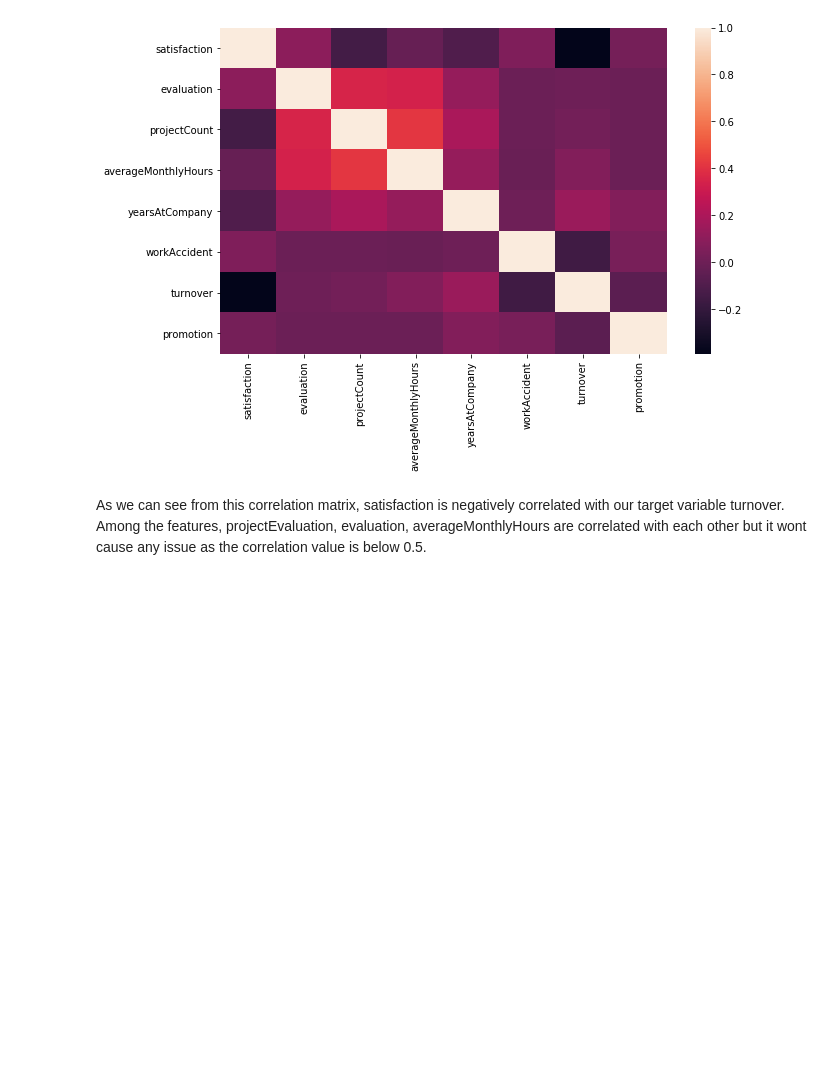
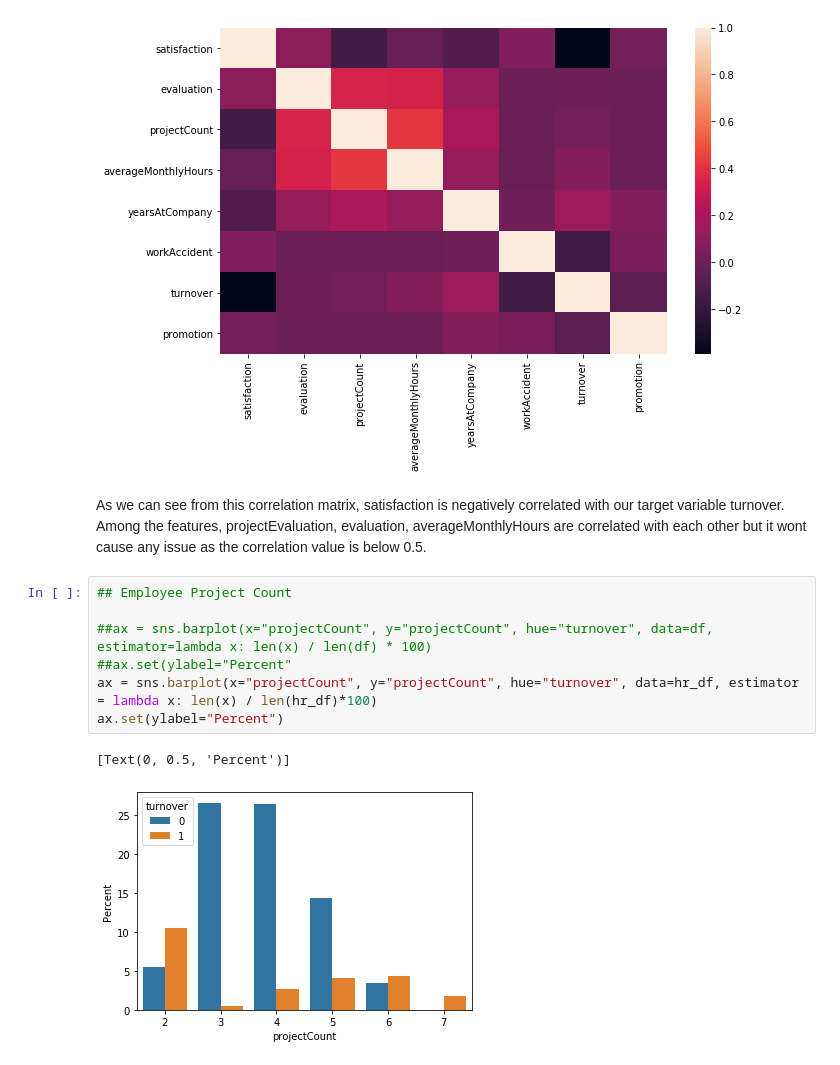
Before and after one commit to nikhilgharge4591/HR_Analytics, a Jupyter notebook: HR_Analytics.ipynb, the cells around one changed output. Saved outputs shown, nothing was run; the diff lists cells and outputs as text; blank space fills up the shorter version.

```diff
--- a/HR_Analytics.ipynb
+++ b/HR_Analytics.ipynb
@@ -212,3 +183,13 @@ promotion           -0.061788   1.000000
 [figure]
 # %% [markdown]
 As we can see from this correlation matrix, satisfaction is negatively correlated with our target variable turnover. Among the features, projectEvaluation, evaluation, averageMonthlyHours are correlated with each other but it wont cause any issue as the correlation value is below 0.5.
+# %%
+## Employee Project Count
+
+##ax = sns.barplot(x="projectCount", y="projectCount", hue="turnover", data=df, estimator=lambda x: len(x) / len(df) * 100)
+##ax.set(ylabel="Percent"
+ax = sns.barplot(x="projectCount", y="projectCount", hue="turnover", data=hr_df, estimator = lambda x: len(x) / len(hr_df)*100)
+ax.set(ylabel="Percent")
+# %% [output]
+[Text(0, 0.5, 'Percent')]
+[figure, added]
```
Also changed, not shown: parts of 6 cells of this notebook.
